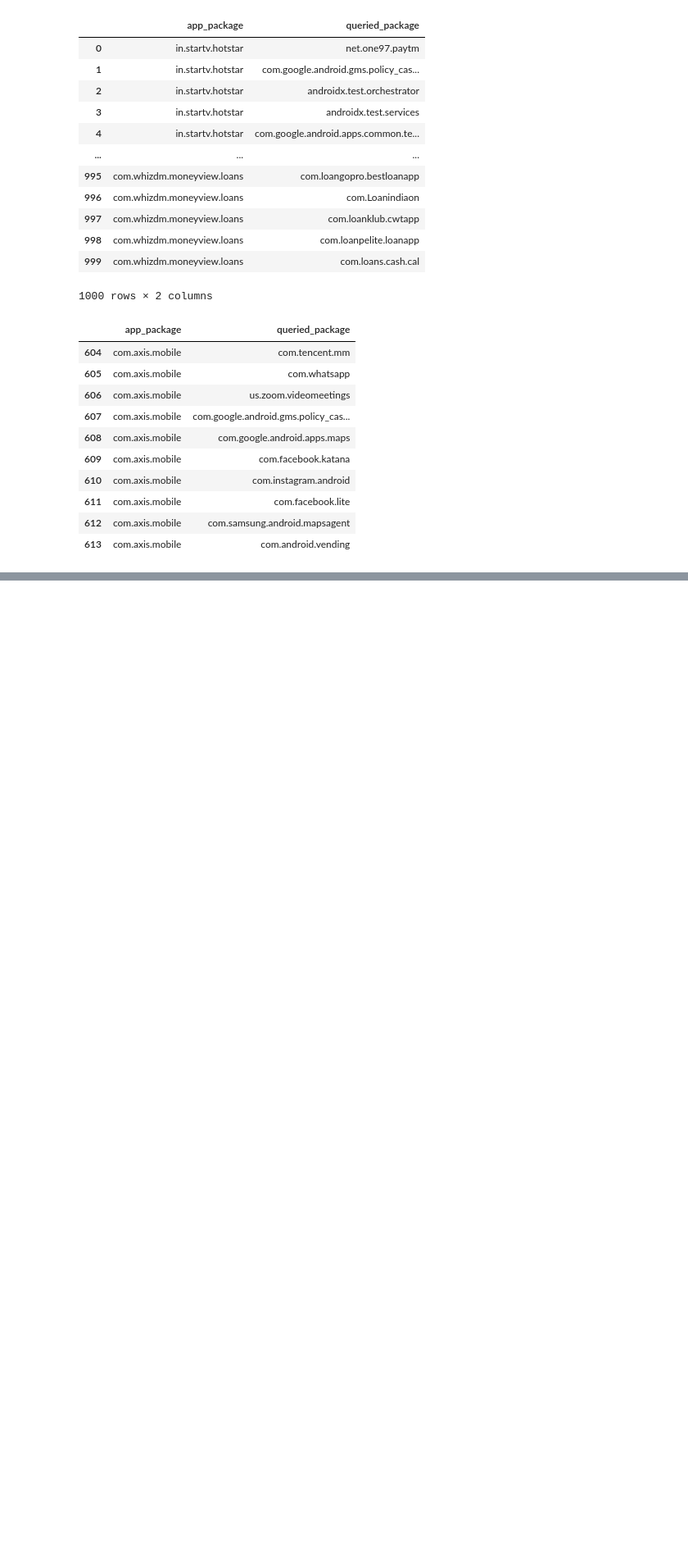
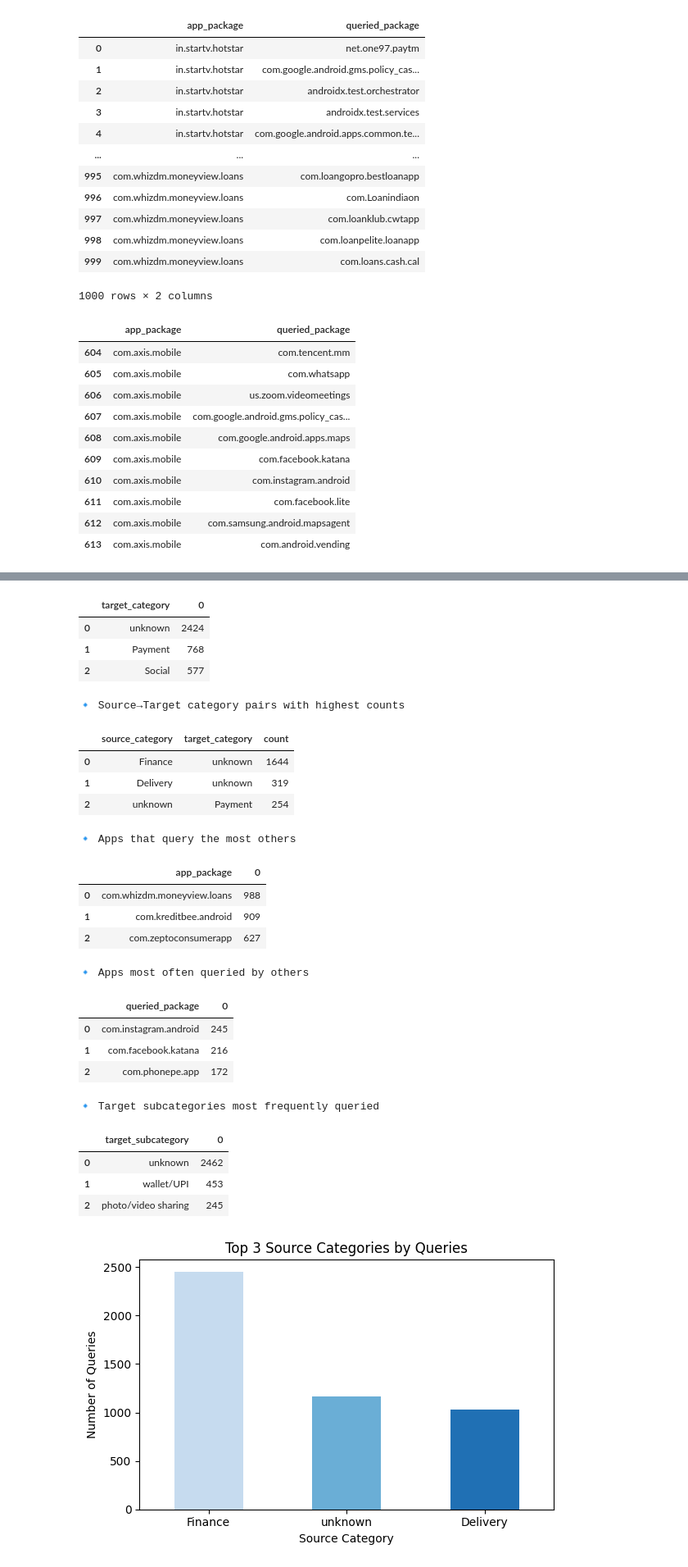
Before and after one commit to ShashStudios/AppDataAnalysis, a Jupyter notebook: manifest_analysis.ipynb, the cells around one changed output, grey strips where cells are left out. Shown at 82% size. Cells and saved outputs as stored; diff of their text form; code cells hidden in the pictures; blank space fills up the shorter version.

```diff
--- a/manifest_analysis.ipynb
+++ b/manifest_analysis.ipynb
@@ -156,0 +253,55 @@ ModuleNotFoundError: No module named 'ace_tools'
+# %%
+# ============================================================
+# EXTRA INSIGHTS  – Top-3’s everywhere
+# ============================================================
+import pandas as pd
+import matplotlib.pyplot as plt
+import seaborn as sns
+from IPython.display import display
+
+# ---------- Helper to pretty-print Top-N ---------------------
+def show_top_n(series, n=3, title="Top items"):
+    top_n = series.nlargest(n)
+    print(f"\n🔹 {title}")
+    display(top_n.reset_index().rename(columns={series.name: "count"}))
+
+# ---------- 1. Top-3 SOURCE categories (who initiates queries)
+src_totals = rel_df.groupby("source_category").size()
+show_top_n(src_totals, 3, "Source categories generating the most queries")
+
+# ---------- 2. Top-3 TARGET categories (most queried overall)
+tgt_totals = rel_df.groupby("target_category").size()
+show_top_n(tgt_totals, 3, "Target categories most frequently queried")
+
+# ---------- 3. Top-3 SOURCE→TARGET category pairs
+pair_totals = (
+    rel_df.groupby(["source_category", "target_category"])
+          .size()
+          .sort_values(ascending=False)
+          .head(3)
+)
+print("\n🔹 Source→Target category pairs with highest counts")
+display(pair_totals.reset_index(name="count"))
+
+# ---------- 4. Top-3 QUERYING apps (unique source apps) -------
+top_apps = rel_df.groupby("app_package").size()
+show_top_n(top_apps, 3, "Apps that query the most others")
+
+# ---------- 5. Top-3 MOST-QUERIED apps (unique targets) ------
+top_targets = rel_df.groupby("queried_package").size()
+show_top_n(top_targets, 3, "Apps most often queried by others")
+
+# ---------- 6. Top-3 TARGET **sub-**categories ---------------
+tgt_sub_totals = rel_df.groupby("target_subcategory").size()
+show_top_n(tgt_sub_totals, 3, "Target subcategories most frequently queried")
+
+# ---------- 7. Quick bar chart – Top-3 source categories -----
+plt.figure(figsize=(6,4))
+src_totals.nlargest(3).plot(kind="bar", color=sns.color_palette("Blues", 3))
+plt.title("Top 3 Source Categories by Queries")
+plt.ylabel("Number of Queries")
+plt.xlabel("Source Category")
+plt.xticks(rotation=0)
+plt.tight_layout()
+plt.show()
+# %% [output]
@@ -156,0 +314,25 @@ ModuleNotFoundError: No module named 'ace_tools'
+|  | target_category | 0 |
+| 0 | unknown | 2424 |
+| 1 | Payment | 768 |
+| 2 | Social | 577 |
+🔹 Source→Target category pairs with highest counts
+|  | source_category | target_category | count |
+| 0 | Finance | unknown | 1644 |
+| 1 | Delivery | unknown | 319 |
+| 2 | unknown | Payment | 254 |
+🔹 Apps that query the most others
+|  | app_package | 0 |
+| 0 | com.whizdm.moneyview.loans | 988 |
+| 1 | com.kreditbee.android | 909 |
+| 2 | com.zeptoconsumerapp | 627 |
+🔹 Apps most often queried by others
+|  | queried_package | 0 |
+| 0 | com.instagram.android | 245 |
+| 1 | com.facebook.katana | 216 |
+| 2 | com.phonepe.app | 172 |
+🔹 Target subcategories most frequently queried
+|  | target_subcategory | 0 |
+| 0 | unknown | 2462 |
+| 1 | wallet/UPI | 453 |
+| 2 | photo/video sharing | 245 |
+[figure, added]
```
Also changed, not shown: parts of 4 cells of this notebook, 1 other file.
